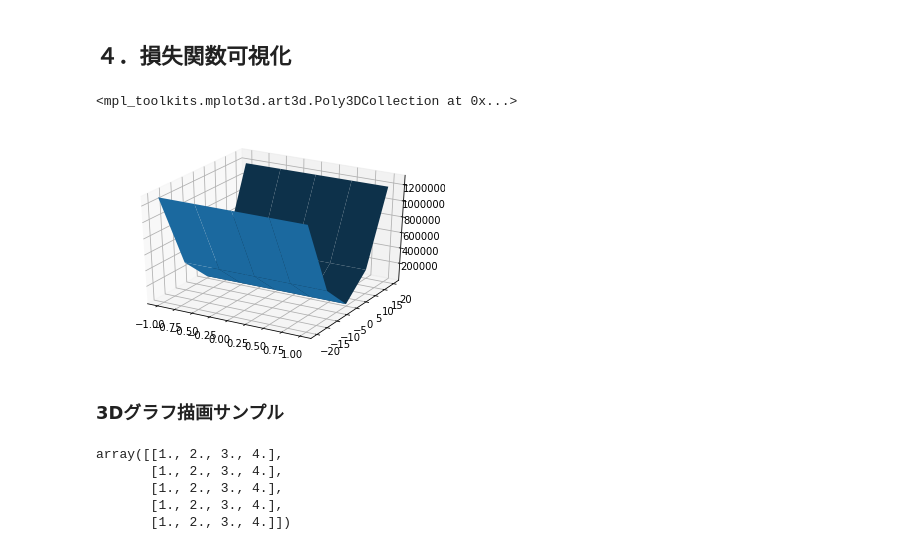
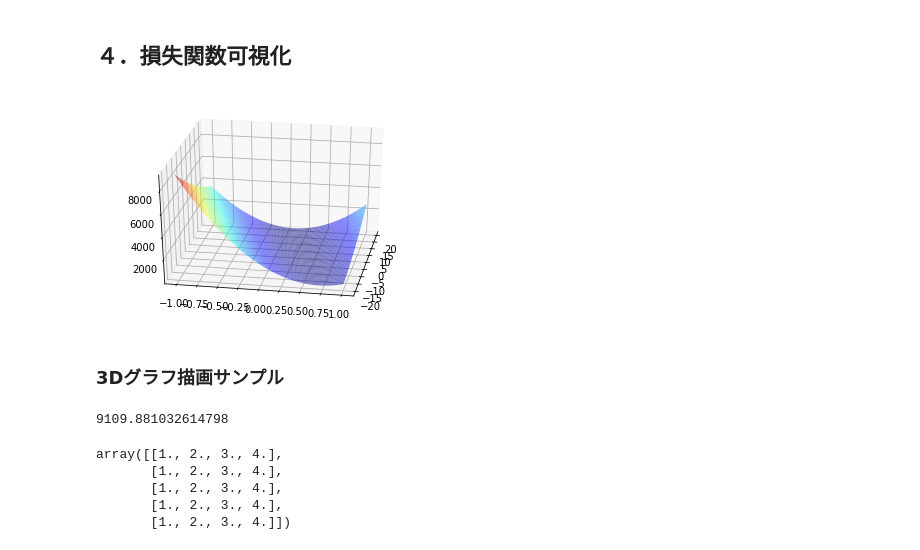
Before and after one commit to takunton/ds, a Jupyter notebook: work/ds_ml/udemy/section3_GradientDescent.ipynb, the cells around one changed output. Drawn from its saved outputs; the diff is of its cells as text; code cells hidden in the pictures.

Commit message:
update 3d_graph

```diff
--- a/work/ds_ml/udemy/section3_GradientDescent.ipynb
+++ b/work/ds_ml/udemy/section3_GradientDescent.ipynb
@@ -60,15 +52,39 @@ X, Y = np.meshgrid(x, y)
+# %%
+# 軸を定義
+n0 = n1 = 300
+min_0 = -20
+max_0 = 20
+min_1 = -1
+max_1 = 1
+
+# 軸の値リストを生成
+theta_0 = np.linspace(min_0, max_0, n0)
+theta_1 = np.linspace(min_1, max_1, n1)
+
+# 配列の要素から格子列を生成する
+theta_0_ax, theta_1_ax = np.meshgrid(theta_0, theta_1)
 # %%
-z = [Util.MlUtil.const_func(x=df['space'], y=df['rent'], theta_0=x, theta_1=y) for x, y in product(x, y)]
+# 損失関数を計算
+z = [MlUtil.const_func(x=df['space'], y=df['rent'], theta_0=param[0], theta_1=param[1]) for param in product(theta_0, theta_1)]
 z = np.array(z)
-Z = z.reshape(len(x), len(y))
+Z = z.reshape(len(theta_0), len(theta_1))
-# %%
-ax = plt.axes(projection='3d')
-ax.plot_surface(X.T, Y.T, Z)
-# %% [output]
-<mpl_toolkits.mplot3d.art3d.Poly3DCollection at 0x...>
-[figure, removed]
+# %%
+# 3D描画
+ax = plt.axes(projection='3d')
+ax.plot_surface(theta_0_ax.T, theta_1_ax.T, Z, cmap='jet', alpha=0.5)
+
+# 軸を反転
+plt.gca().invert_xaxis()
+# グラフ表示視点を設定
+ax.view_init(elev=30, azim=10)
+# %% [output]
+[figure, added]
 # %% [markdown]
 ### 3Dグラフ描画サンプル
+# %%
+MlUtil.const_func(x=df['space'], y=df['rent'], theta_0=theta_0[0], theta_1=theta_1[1])
+# %% [output]
+9109.881032614798
 # %%
 x = np.linspace(1, 4, 4)
 y = np.linspace(10, 50, 5)
```
Also changed, not shown: parts of 3 cells of this notebook.
